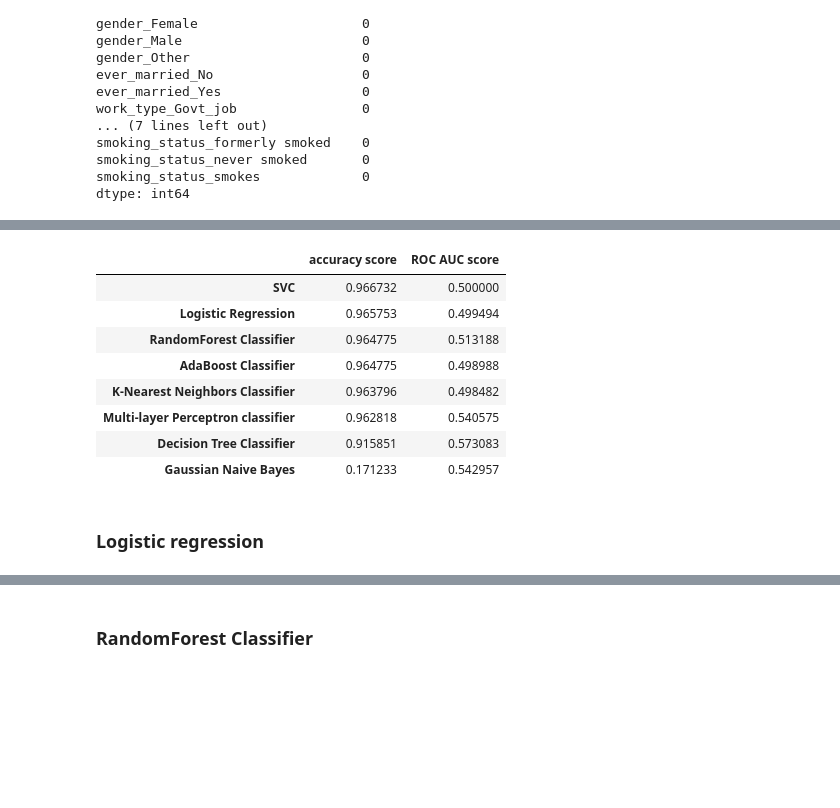
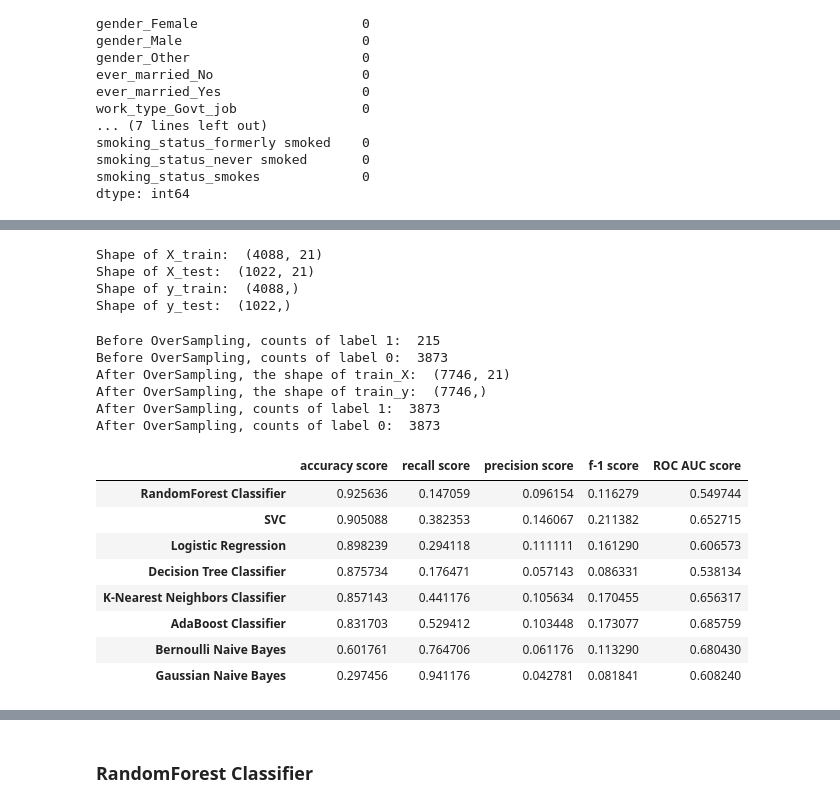
Before and after one commit to alekgralek/Stroke-EDA-and-classification, a Jupyter notebook: Stroke_analysis_prediction.ipynb, the cells around one changed output, grey strips where cells are left out. Drawn from its saved outputs; the diff is of its cells as text; code cells hidden in the pictures; blank space fills up the shorter version.

```diff
--- a/Stroke_analysis_prediction.ipynb
+++ b/Stroke_analysis_prediction.ipynb
@@ -276,35 +266,75 @@ X_train.head()
+# %%
+print("Shape of X_train: ", X_train.shape)
+print("Shape of X_test: ", X_test.shape)
+print("Shape of y_train: ", y_train.shape)
+print("Shape of y_test: ", y_test.shape)
+# %% [output]
+Shape of X_train:  (4088, 21)
+Shape of X_test:  (1022, 21)
+Shape of y_train:  (4088,)
+Shape of y_test:  (1022,)
+# %%
+print('Before OverSampling, counts of label 1: ', sum(y_train==1))
+print('Before OverSampling, counts of label 0: ', sum(y_train==0))
+
+#sm = SMOTE(random_state=444)
+sm = SMOTE()
+X_train_resampled, y_train_resampled = sm.fit_resample(X_train, y_train.ravel())
+
+print('After OverSampling, the shape of train_X: ', X_train_resampled.shape)
+print('After OverSampling, the shape of train_y: ', y_train_resampled.shape)
+
+print('After OverSampling, counts of label 1: ', sum(y_train_resampled==1))
+print('After OverSampling, counts of label 0: ', sum(y_train_resampled==0))
+# %% [output]
+Before OverSampling, counts of label 1:  215
+Before OverSampling, counts of label 0:  3873
+After OverSampling, the shape of train_X:  (7746, 21)
+After OverSampling, the shape of train_y:  (7746,)
+After OverSampling, counts of label 1:  3873
+After OverSampling, counts of label 0:  3873
 # %%
-names = ['Logistic Regression', 'RandomForest Classifier', 'K-Nearest Neighbors Classifier', 'AdaBoost Classifier', 'Decision Tree Classifier', 'Gaussian Naive Bayes','Multi-layer Perceptron classifier', 'SVC', ]
+names = ['Logistic Regression', 'RandomForest Classifier', 'K-Nearest Neighbors Classifier', 'AdaBoost Classifier', 'Decision Tree Classifier', 'Gaussian Naive Bayes','Bernoulli Naive Bayes', 'SVC', ]
 
-models = [LogisticRegression(), RandomForestClassifier(), KNeighborsClassifier(),  AdaBoostClassifier(),DecisionTreeClassifier(), GaussianNB(), MLPClassifier(), SVC()]
+models = [LogisticRegression(random_state=444), RandomForestClassifier(random_state=444), KNeighborsClassifier(),  AdaBoostClassifier(random_state=444), DecisionTreeClassifier(random_state=444), GaussianNB(), BernoulliNB(), SVC(random_state=444)]
 
-results = pd.DataFrame(columns = ['accuracy score',  'ROC AUC score'], index = names)
+results = pd.DataFrame(columns = ['accuracy score', 'recall score', 'precision score', 'f-1 score', 'ROC AUC score'], index = names)
 
 accuracy=[]
+recall=[]
+precision=[]
 roc_auc=[]
+f1=[]
 
 for model in models:
-
-    model.fit(X_train, y_train)
+    model.fit(X_train_resampled, y_train_resampled)
     y_pred = model.predict(X_test)
 
     score_a = accuracy_score(y_test, y_pred)
-    score_r = roc_auc_score(y_test, y_pred)
+    score_rec = recall_score(y_test, y_pred)
+    score_p = precision_score(y_test, y_pred)
+    score_roc = roc_auc_score(y_test, y_pred)
+    score_f1=f1_score(y_test, y_pred)
+
     accuracy.append(score_a)
-    roc_auc.append(score_r)
+    recall.append(score_rec)
+    precision.append(score_p)
+    roc_auc.append(score_roc)
+    f1.append(score_f1)
 
 results['accuracy score'] = accuracy
+results['recall score'] = recall
+results['precision score'] = precision
+results['f-1 score'] = f1
 results['ROC AUC score'] = roc_auc
 results.sort_values(by = 'accuracy score', ascending = False)
 # %% [output]
-|  | accuracy score | ROC AUC score |
-| SVC | 0.966732 | 0.500000 |
-| Logistic Regression | 0.965753 | 0.499494 |
-| RandomForest Classifier | 0.964775 | 0.513188 |
-| AdaBoost Classifier | 0.964775 | 0.498988 |
-| K-Nearest Neighbors Classifier | 0.963796 | 0.498482 |
-| Multi-layer Perceptron classifier | 0.962818 | 0.540575 |
-| Decision Tree Classifier | 0.915851 | 0.573083 |
-| Gaussian Naive Bayes | 0.171233 | 0.542957 |
+|  | accuracy score | recall score | precision score | f-1 score | ROC AUC score |
+| RandomForest Classifier | 0.925636 | 0.147059 | 0.096154 | 0.116279 | 0.549744 |
+| SVC | 0.905088 | 0.382353 | 0.146067 | 0.211382 | 0.652715 |
+| Logistic Regression | 0.898239 | 0.294118 | 0.111111 | 0.161290 | 0.606573 |
+| Decision Tree Classifier | 0.875734 | 0.176471 | 0.057143 | 0.086331 | 0.538134 |
+| K-Nearest Neighbors Classifier | 0.857143 | 0.441176 | 0.105634 | 0.170455 | 0.656317 |
+| AdaBoost Classifier | 0.831703 | 0.529412 | 0.103448 | 0.173077 | 0.685759 |
+| Bernoulli Naive Bayes | 0.601761 | 0.764706 | 0.061176 | 0.113290 | 0.680430 |
+| Gaussian Naive Bayes | 0.297456 | 0.941176 | 0.042781 | 0.081841 | 0.608240 |
-# %% [markdown]
-### Logistic regression
```
Also changed, not shown: parts of 24 cells of this notebook.
